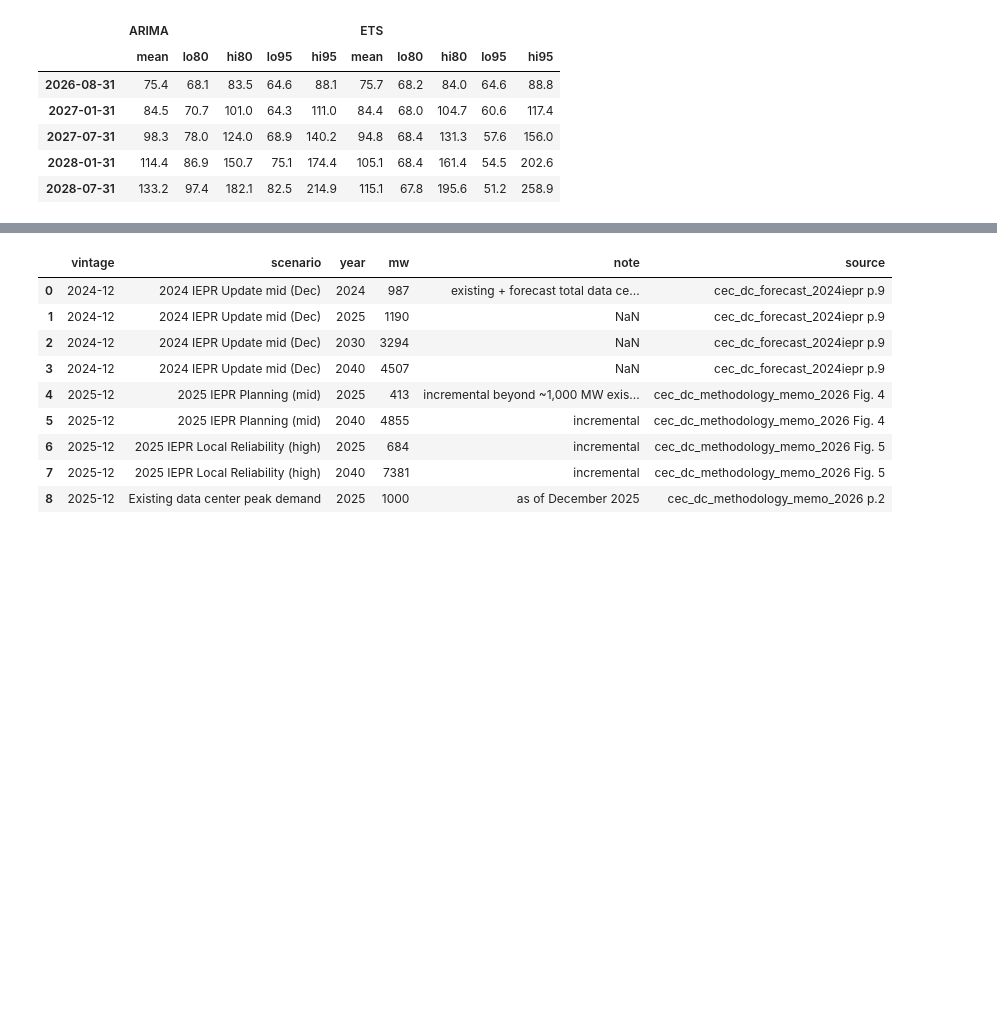
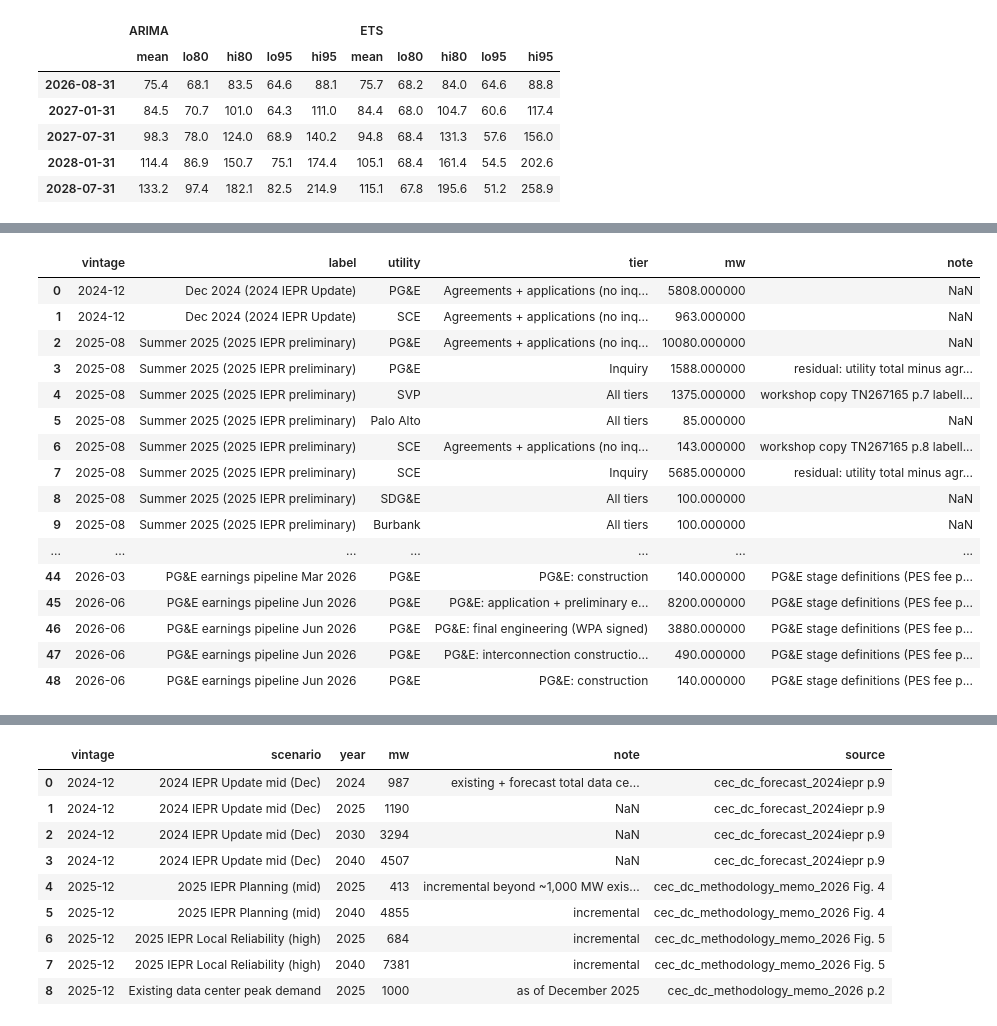
Before and after one commit to sebastian-oldman/masters_project, a Jupyter notebook: notebooks/02_data_center_growth.ipynb, the cells around one changed output, grey strips where cells are left out. Drawn from its saved outputs; the diff is of its cells as text; code cells hidden in the pictures; blank space fills up the shorter version.

```diff
--- a/notebooks/02_data_center_growth.ipynb
+++ b/notebooks/02_data_center_growth.ipynb
@@ -168,4 +192,24 @@ tv = table("ch2_tier_vintages"); tv.pivot_table(index=["vintage","label"], colum
 | 2026-08 | Aug 2026 workshop (restates Dec 2... | 0.0 | 0.0 | 0.0 | 0.0 | 0.0 | 0.0 | ... |
+# %%
+tv[tv.note.astype(str).str.len() > 0][["vintage","label","utility","tier","mw","note"]]
+# %% [output]
+|  | vintage | label | utility | tier | mw | note |
+| 0 | 2024-12 | Dec 2024 (2024 IEPR Update) | PG&E | Agreements + applications (no inq... | 5808.000000 | NaN |
+| 1 | 2024-12 | Dec 2024 (2024 IEPR Update) | SCE | Agreements + applications (no inq... | 963.000000 | NaN |
+| 2 | 2025-08 | Summer 2025 (2025 IEPR preliminary) | PG&E | Agreements + applications (no inq... | 10080.000000 | NaN |
+| 3 | 2025-08 | Summer 2025 (2025 IEPR preliminary) | PG&E | Inquiry | 1588.000000 | residual: utility total minus agr... |
+| 4 | 2025-08 | Summer 2025 (2025 IEPR preliminary) | SVP | All tiers | 1375.000000 | workshop copy TN267165 p.7 labell... |
+| 5 | 2025-08 | Summer 2025 (2025 IEPR preliminary) | Palo Alto | All tiers | 85.000000 | NaN |
+| 6 | 2025-08 | Summer 2025 (2025 IEPR preliminary) | SCE | Agreements + applications (no inq... | 143.000000 | workshop copy TN267165 p.8 labell... |
+| 7 | 2025-08 | Summer 2025 (2025 IEPR preliminary) | SCE | Inquiry | 5685.000000 | residual: utility total minus agr... |
+| 8 | 2025-08 | Summer 2025 (2025 IEPR preliminary) | SDG&E | All tiers | 100.000000 | NaN |
+| 9 | 2025-08 | Summer 2025 (2025 IEPR preliminary) | Burbank | All tiers | 100.000000 | NaN |
+| ... | ... | ... | ... | ... | ... | ... |
+| 44 | 2026-03 | PG&E earnings pipeline Mar 2026 | PG&E | PG&E: construction | 140.000000 | PG&E stage definitions (PES fee p... |
+| 45 | 2026-06 | PG&E earnings pipeline Jun 2026 | PG&E | PG&E: application + preliminary e... | 8200.000000 | PG&E stage definitions (PES fee p... |
+| 46 | 2026-06 | PG&E earnings pipeline Jun 2026 | PG&E | PG&E: final engineering (WPA signed) | 3880.000000 | PG&E stage definitions (PES fee p... |
+| 47 | 2026-06 | PG&E earnings pipeline Jun 2026 | PG&E | PG&E: interconnection constructio... | 490.000000 | PG&E stage definitions (PES fee p... |
+| 48 | 2026-06 | PG&E earnings pipeline Jun 2026 | PG&E | PG&E: construction | 140.000000 | PG&E stage definitions (PES fee p... |
 # %%
 show("fig2_04_tier_vintages")
 # %% [output]
```
Also changed, not shown: parts of 17 cells of this notebook, 22 other files.
